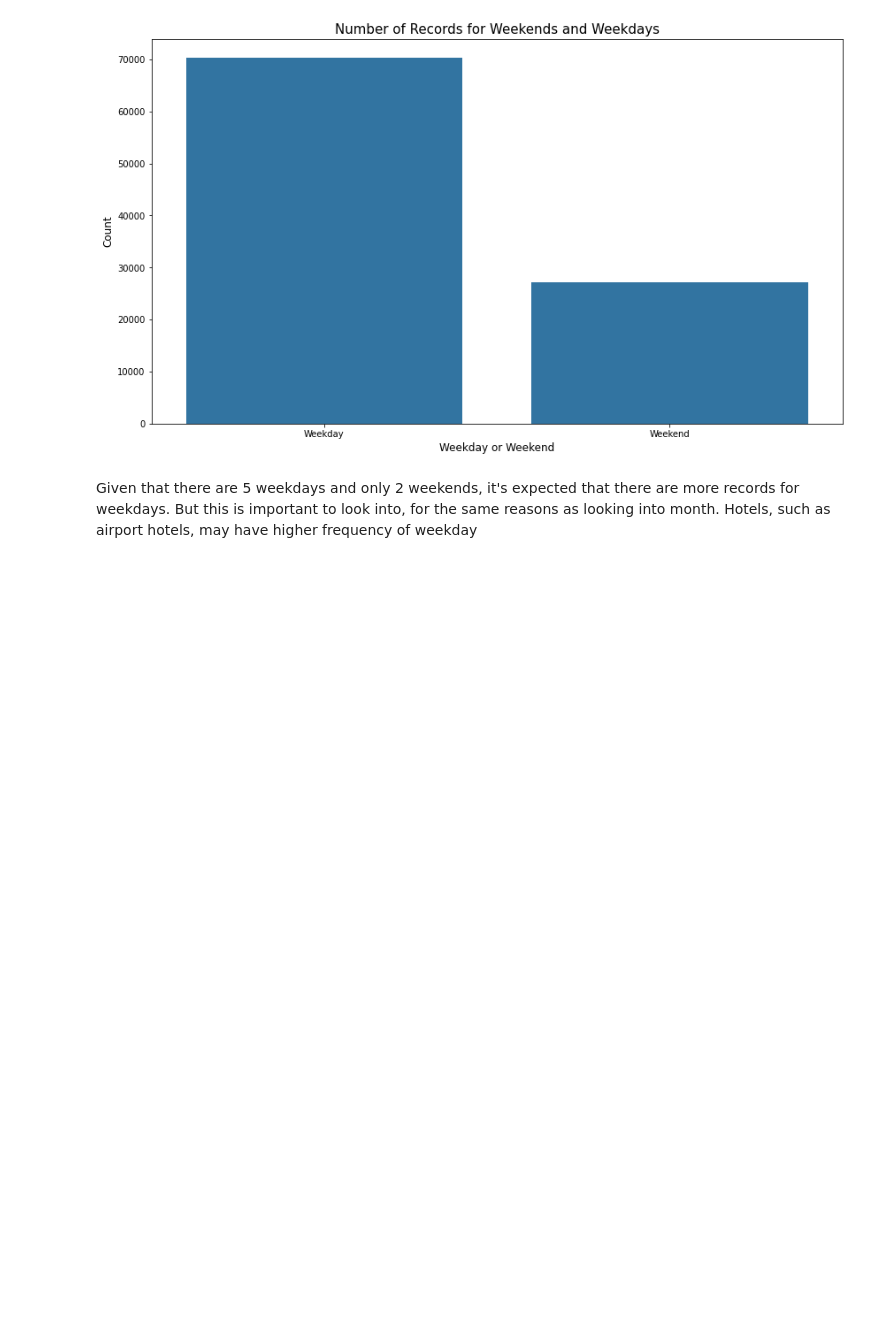
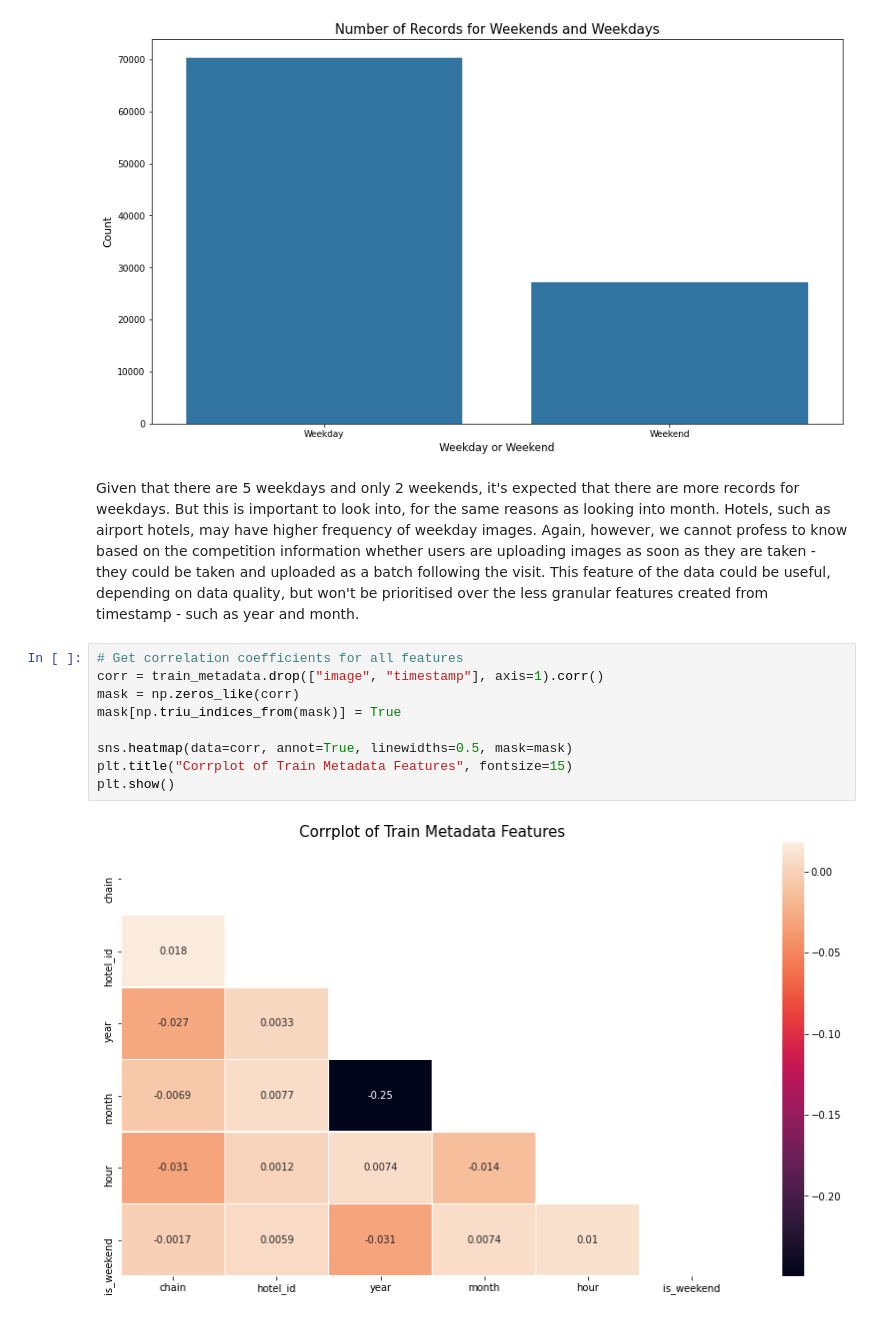
Before and after one commit to TheNerdyCat/FGVC8-Hotel-Trafficking, a Jupyter notebook: output/eda.ipynb, the cells around one changed output. Cells and saved outputs as stored; diff of their text form; blank space fills up the shorter version.

```diff
--- a/output/eda.ipynb
+++ b/output/eda.ipynb
@@ -441,4 +495,15 @@ plt.show()
 # %% [output]
 [figure]
 # %% [markdown]
-Given that there are 5 weekdays and only 2 weekends, it's expected that there are more records for weekdays. But this is important to look into, for the same reasons as looking into month. Hotels, such as airport hotels, may have higher frequency of weekday
+Given that there are 5 weekdays and only 2 weekends, it's expected that there are more records for weekdays. But this is important to look into, for the same reasons as looking into month. Hotels, such as airport hotels, may have higher frequency of weekday images. Again, however, we cannot profess to know based on the competition information whether users are uploading images as soon as they are taken - they could be taken and uploaded as a batch following the visit. This feature of the data could be useful, depending on data quality, but won't be prioritised over the less granular features created from timestamp - such as year and month.
+# %%
+# Get correlation coefficients for all features
+corr = train_metadata.drop(["image", "timestamp"], axis=1).corr()
+mask = np.zeros_like(corr)
+mask[np.triu_indices_from(mask)] = True
+
+sns.heatmap(data=corr, annot=True, linewidths=0.5, mask=mask)
+plt.title("Corrplot of Train Metadata Features", fontsize=15)
+plt.show()
+# %% [output]
+[figure, added]
```
Also changed, not shown: parts of 13 cells of this notebook.
